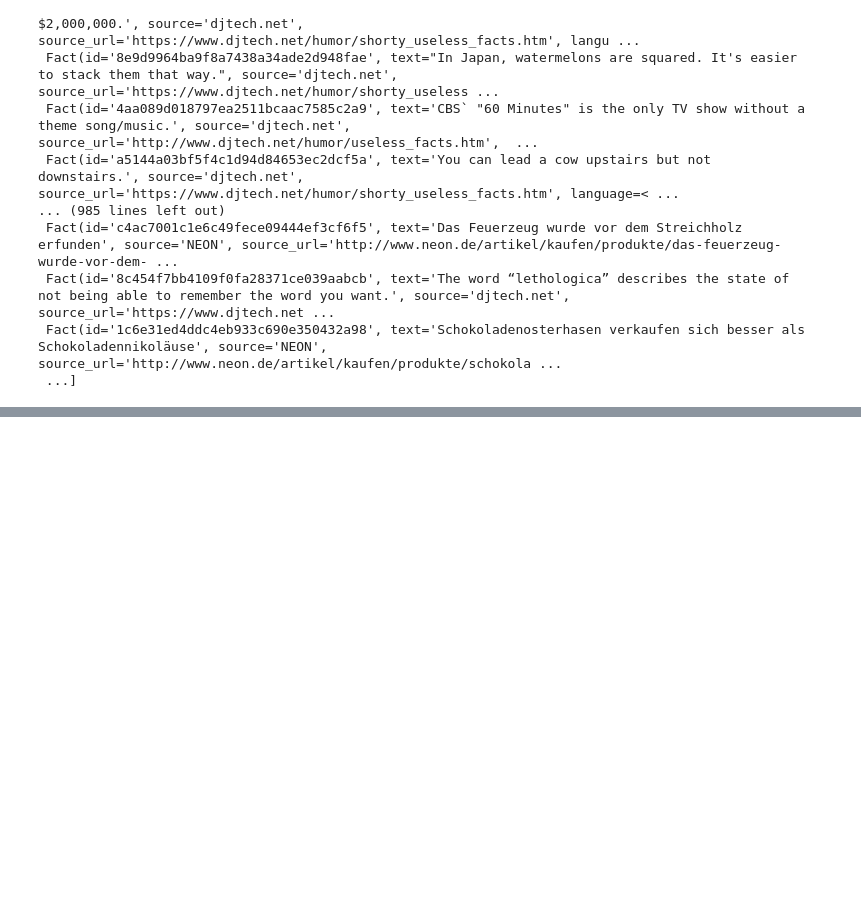
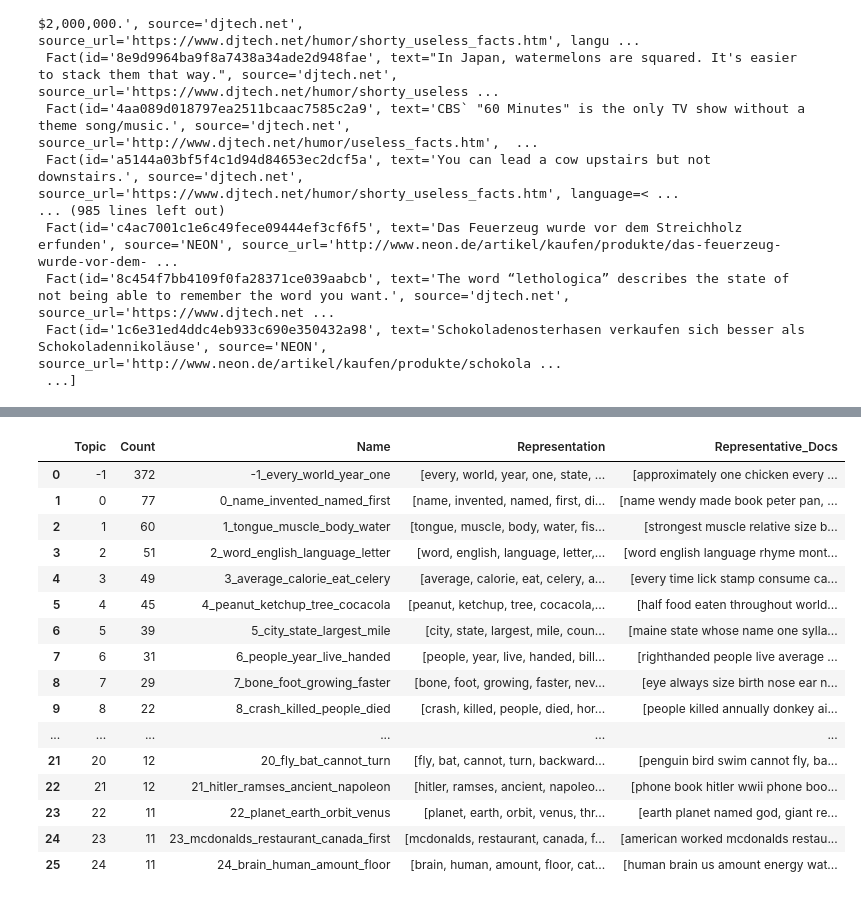
Before and after one commit to iragca/pit-predictive-analysis, a Jupyter notebook: notebooks/1.0-random-useless-facts.ipynb, the cells around one changed output, grey strips where cells are left out. Cells and saved outputs as stored; diff of their text form; code cells hidden in the pictures; blank space fills up the shorter version.

```diff
--- a/notebooks/1.0-random-useless-facts.ipynb
+++ b/notebooks/1.0-random-useless-facts.ipynb
@@ -388,0 +612,20 @@ facts
+# %%
+model.get_topic_info()
+# %% [output]
+|  | Topic | Count | Name | Representation | Representative_Docs |
+| 0 | -1 | 372 | -1_every_world_year_one | [every, world, year, one, state, ... | [approximately one chicken every ... |
+| 1 | 0 | 77 | 0_name_invented_named_first | [name, invented, named, first, di... | [name wendy made book peter pan, ... |
+| 2 | 1 | 60 | 1_tongue_muscle_body_water | [tongue, muscle, body, water, fis... | [strongest muscle relative size b... |
+| 3 | 2 | 51 | 2_word_english_language_letter | [word, english, language, letter,... | [word english language rhyme mont... |
+| 4 | 3 | 49 | 3_average_calorie_eat_celery | [average, calorie, eat, celery, a... | [every time lick stamp consume ca... |
+| 5 | 4 | 45 | 4_peanut_ketchup_tree_cocacola | [peanut, ketchup, tree, cocacola,... | [half food eaten throughout world... |
+| 6 | 5 | 39 | 5_city_state_largest_mile | [city, state, largest, mile, coun... | [maine state whose name one sylla... |
+| 7 | 6 | 31 | 6_people_year_live_handed | [people, year, live, handed, bill... | [righthanded people live average ... |
+| 8 | 7 | 29 | 7_bone_foot_growing_faster | [bone, foot, growing, faster, nev... | [eye always size birth nose ear n... |
+| 9 | 8 | 22 | 8_crash_killed_people_died | [crash, killed, people, died, hor... | [people killed annually donkey ai... |
+| ... | ... | ... | ... | ... | ... |
+| 21 | 20 | 12 | 20_fly_bat_cannot_turn | [fly, bat, cannot, turn, backward... | [penguin bird swim cannot fly, ba... |
+| 22 | 21 | 12 | 21_hitler_ramses_ancient_napoleon | [hitler, ramses, ancient, napoleo... | [phone book hitler wwii phone boo... |
+| 23 | 22 | 11 | 22_planet_earth_orbit_venus | [planet, earth, orbit, venus, thr... | [earth planet named god, giant re... |
+| 24 | 23 | 11 | 23_mcdonalds_restaurant_canada_first | [mcdonalds, restaurant, canada, f... | [american worked mcdonalds restau... |
+| 25 | 24 | 11 | 24_brain_human_amount_floor | [brain, human, amount, floor, cat... | [human brain us amount energy wat... |
```
Also changed, not shown: parts of 39 cells of this notebook, 1 other file.
